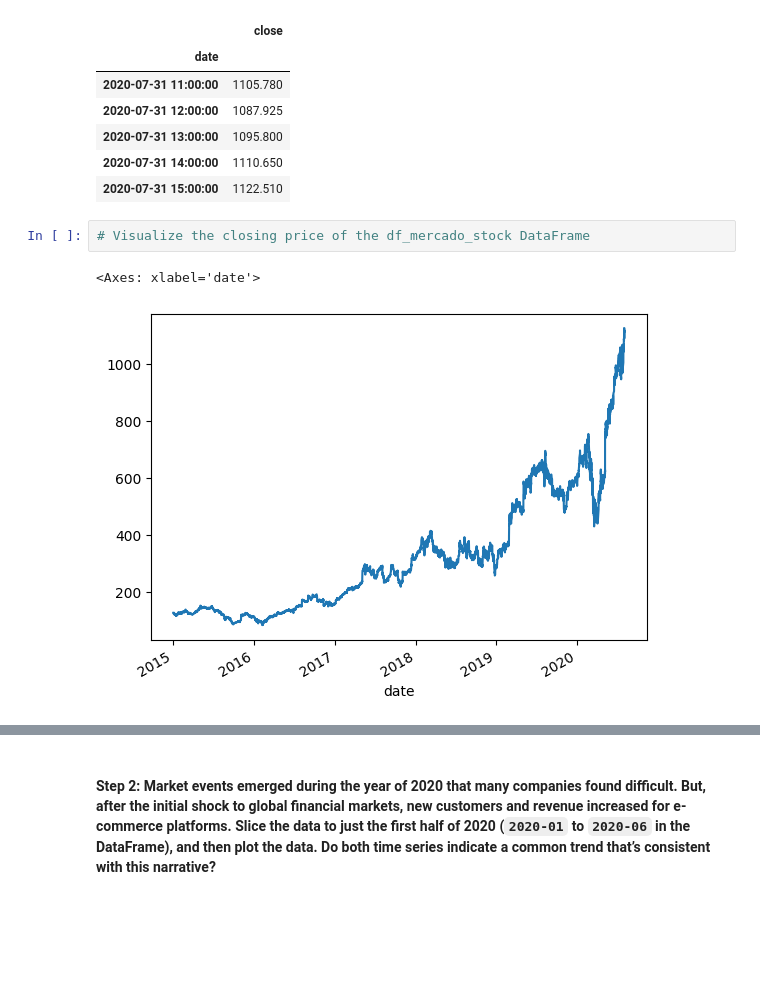
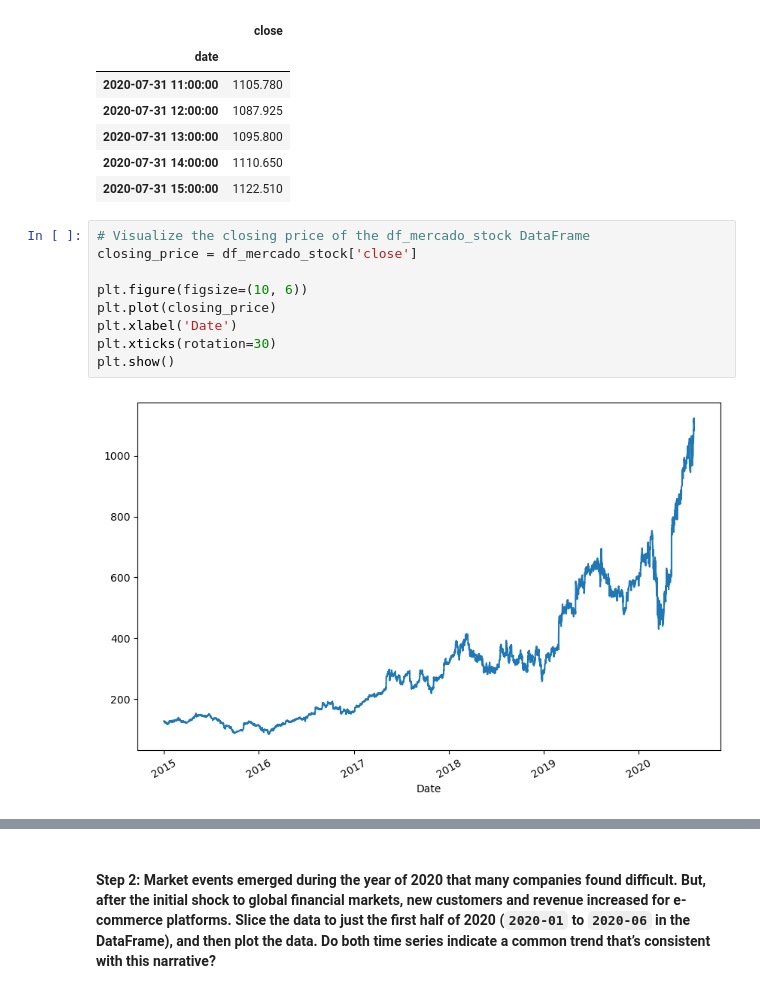
Before and after one commit to afine5/prophet-challenge, a Jupyter notebook: forecasting_net_prophet.ipynb, the cells around one changed output, grey strips where cells are left out. Drawn from its saved outputs; the diff is of its cells as text; blank space fills up the shorter version.

```diff
--- a/forecasting_net_prophet.ipynb
+++ b/forecasting_net_prophet.ipynb
@@ -275,9 +275,15 @@ display(df_mercado_stock.tail())
 | 2020-07-31 15:00:00 | 1122.510 |
 # %%
 # Visualize the closing price of the df_mercado_stock DataFrame
+closing_price = df_mercado_stock['close']
+
+plt.figure(figsize=(10, 6))
+plt.plot(closing_price)
+plt.xlabel('Date')
+plt.xticks(rotation=30)
+plt.show()
 # %% [output]
-<Axes: xlabel='date'>
-[figure, old version]
+[figure, new version]
 # %%
 # Concatenate the df_mercado_stock DataFrame with the df_mercado_trends DataFrame
 # Concatenate the DataFrame by columns (axis=1), and drop and rows with only one column of data
```
Also changed, not shown: parts of 8 cells of this notebook.
